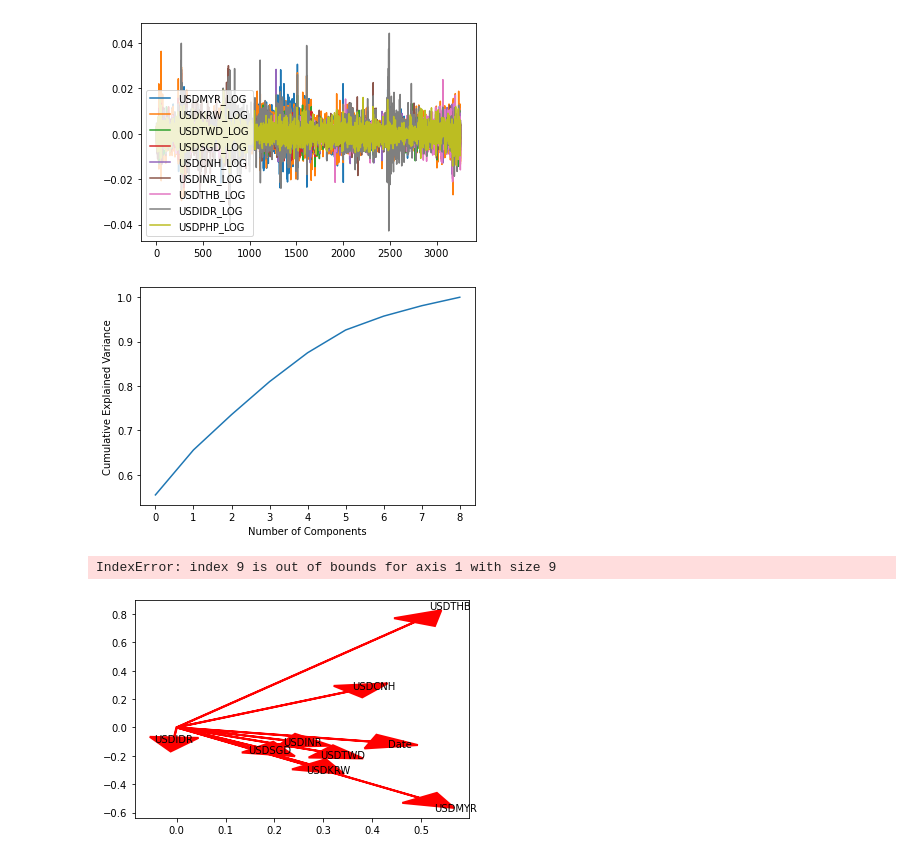
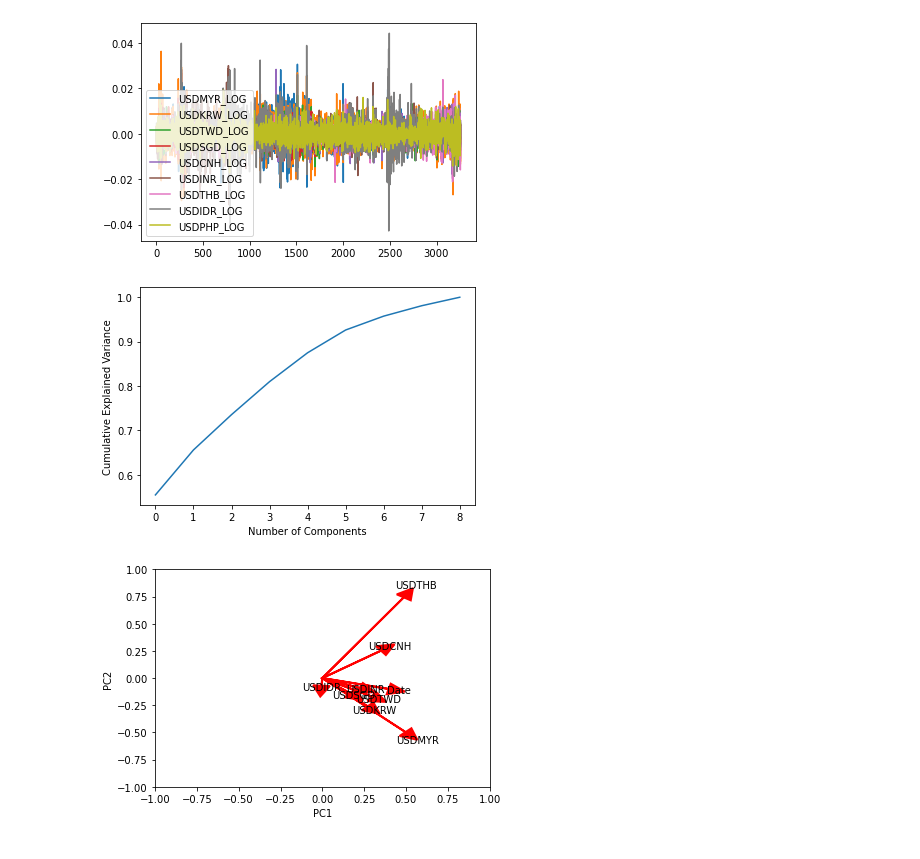
Before and after one commit to sunnyhuhuyu/MFE-FE5107, a Jupyter notebook: Asian FX PCA.ipynb, the cells around one changed output. Cells and saved outputs as stored; diff of their text form; code cells hidden in the pictures.

```diff
--- a/Asian FX PCA.ipynb
+++ b/Asian FX PCA.ipynb
@@ -48,24 +48,23 @@ fx_log.plot()
 # %%
 pca = PCA()
 pca.fit(fx_log)
 
 # Visualize the results using a scree plot
 plt.plot(np.cumsum(pca.explained_variance_ratio_))
 plt.xlabel('Number of Components')
 plt.ylabel('Cumulative Explained Variance')
 plt.show()
 
 # Visualize the results using a biplot
 fig, ax = plt.subplots()
-for i in range(len(datafx.columns)):
+for i in range(len(fx_log.columns)):
     ax.arrow(0, 0, pca.components_[0,i], pca.components_[1,i], head_width=0.1, head_length=0.1, linewidth=2, color='red')
     ax.text(pca.components_[0,i]*1.15, pca.components_[1,i]*1.15, data.columns[i], color='black', ha='center', va='center')
 ax.set_xlim(-1,1)
 ax.set_ylim(-1,1)
 plt.xlabel('PC1')
 plt.ylabel('PC2')
 plt.show()
 # %% [output]
 [figure]
-IndexError: index 9 is out of bounds for axis 1 with size 9
-[figure, old version]
+[figure, new version]
```
